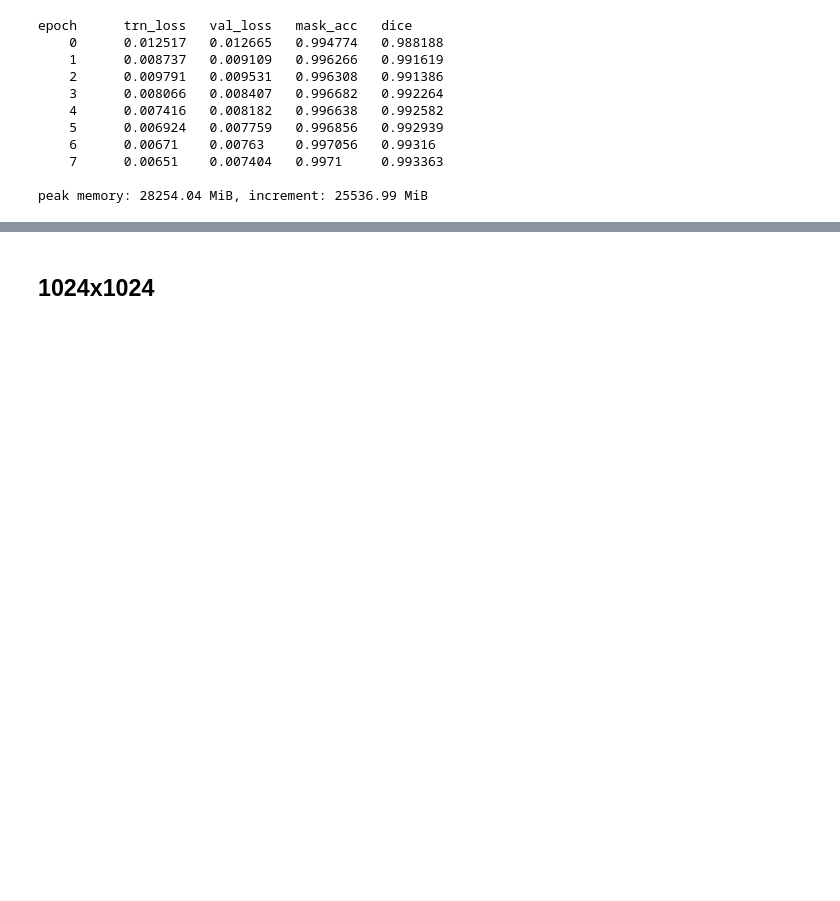
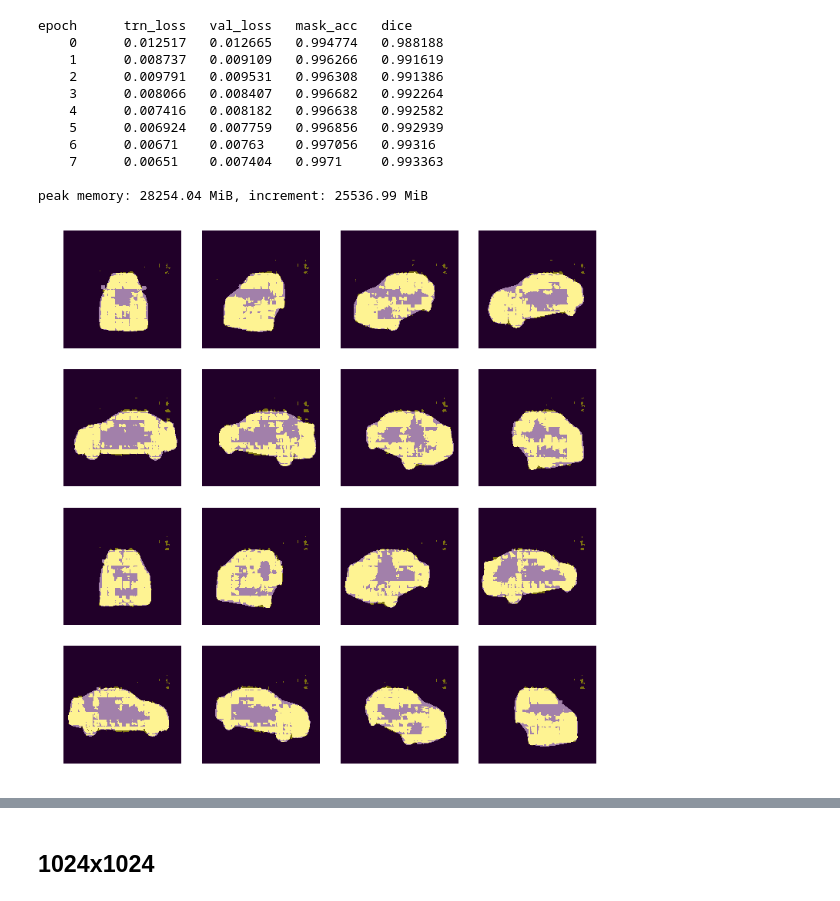
Before and after one commit to CalebEverett/fastai-dl2, a Jupyter notebook: courses/dl2/carvana-vgg16.ipynb, the cells around one changed output, grey strips where cells are left out. Saved outputs shown, nothing was run; the diff lists cells and outputs as text; code cells hidden in the pictures; blank space fills up the shorter version.

Commit message:
show pred v act

```diff
--- a/courses/dl2/carvana-vgg16.ipynb
+++ b/courses/dl2/carvana-vgg16.ipynb
@@ -159,0 +164,2 @@ def show_cars_mask_dl(md, rows, cols):
+# %%
+x,y = next(iter(md.val_dl))
@@ -160,3 +170,23 @@ def show_cars_mask_dl(md, rows, cols):
+# %%
+def show_pred_vs_act(md, rows, cols, figsize):
+    dl_iter = iter(md.val_dl)
+    x,y = next(dl_iter)
+
+    n = x.shape[0]
+    while n < rows*cols:
+        xn,yn = next(dl_iter)
+        x = torch.cat(x, xn, 0)
+        y = torch.cat(y, yn, 0)
+        n = x.shape[0]
+
+    py = to_np(learn.model(V(x)))
+    ax = show_img(md.trn_ds.denorm(x)[0])
+    show_img(py[1][0]>0, ax=ax, alpha=0.5);
+    fig, axes = plt.subplots(rows, cols, figsize=figsize)
+    for i,ax in enumerate(axes.flat):
+        ax = show_img(np.rollaxis(y[i], 0, 3), ax=ax)
+        show_img(py[i][0]>0, ax=ax, alpha=0.5)
+    plt.tight_layout(pad=0.1)
 # %%
 show_cars_masks(128, 4, 4, (9,6))
 # %% [output]
@@ -263,7 +293,8 @@ learn.save('tmp')
 # %%
 learn.load('tmp')
 # %%
-py,ay = learn.predict_with_targs()
+def show_pred_vs_act(learn)
+    py,ay = learn.predict_with_targs()
 # %%
 show_img(np.rollaxis(ay[0], 0, 3))
 # %% [output]
@@ -390,6 +421,12 @@ epoch      trn_loss   val_loss   mask_acc   dice
 peak memory: 28254.04 MiB, increment: 25536.99 MiB
 # %%
 learn.save('512')
+# %%
+learn.load('512')
+# %%
+show_pred_vs_act(learn, 4, 4, (10,10))
+# %% [output]
+[figure, added]
 # %%
 x,y = next(iter(md.val_dl))
 py = to_np(learn.model(V(x)))
```
Also changed, not shown: parts of 18 cells of this notebook.
